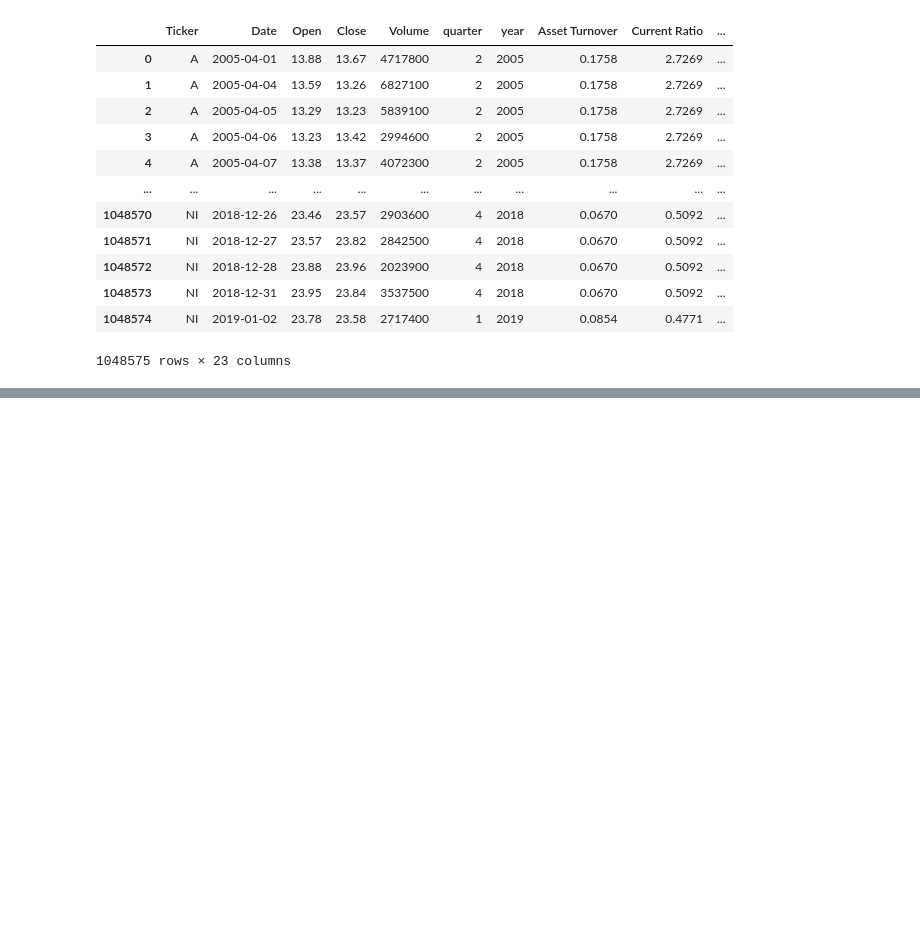
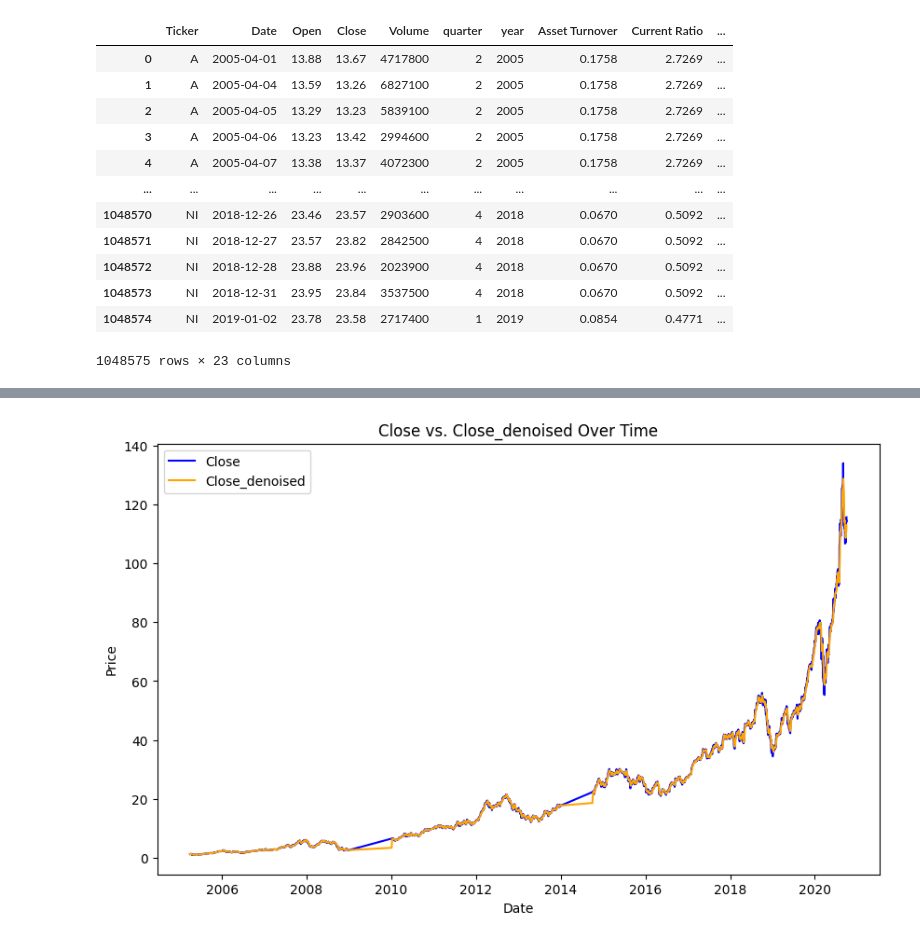
Before and after one commit to larubiano0/Parcial1-He2AI, a Jupyter notebook: script_stock_market_variation.ipynb, the cells around one changed output, grey strips where cells are left out. Cells and saved outputs as stored; diff of their text form; code cells hidden in the pictures; blank space fills up the shorter version.

```diff
--- a/script_stock_market_variation.ipynb
+++ b/script_stock_market_variation.ipynb
@@ -286,0 +83,4 @@ df
+# %%
+
+df = df[df['Ticker'] == 'AAPL'][['Date','Close', 'quarter']]
+df
@@ -287,3 +163,24 @@ df
+# %%
+import pandas as pd
+import matplotlib.pyplot as plt
+
+# 1. Convert 'Date' to datetime and sort the DataFrame
+df['Date'] = pd.to_datetime(df['Date'])
+df = df.sort_values('Date')
+
+# 2. Create a line plot for 'Close' and 'Close_denoised'
+plt.figure(figsize=(10, 6))
+plt.plot(df['Date'], df['Close'], color='blue', label='Close')
+plt.plot(df['Date'], df['Close_denoised'], color='orange', label='Close_denoised')
+
+# 3. Label and Show
+plt.xlabel('Date')
+plt.ylabel('Price')
+plt.title('Close vs. Close_denoised Over Time')
+plt.legend()
+plt.show()
+# %% [output]
+[figure, added]
 # %%
 import numpy as np
 import pandas as pd
```
Also changed, not shown: parts of 9 cells of this notebook.
